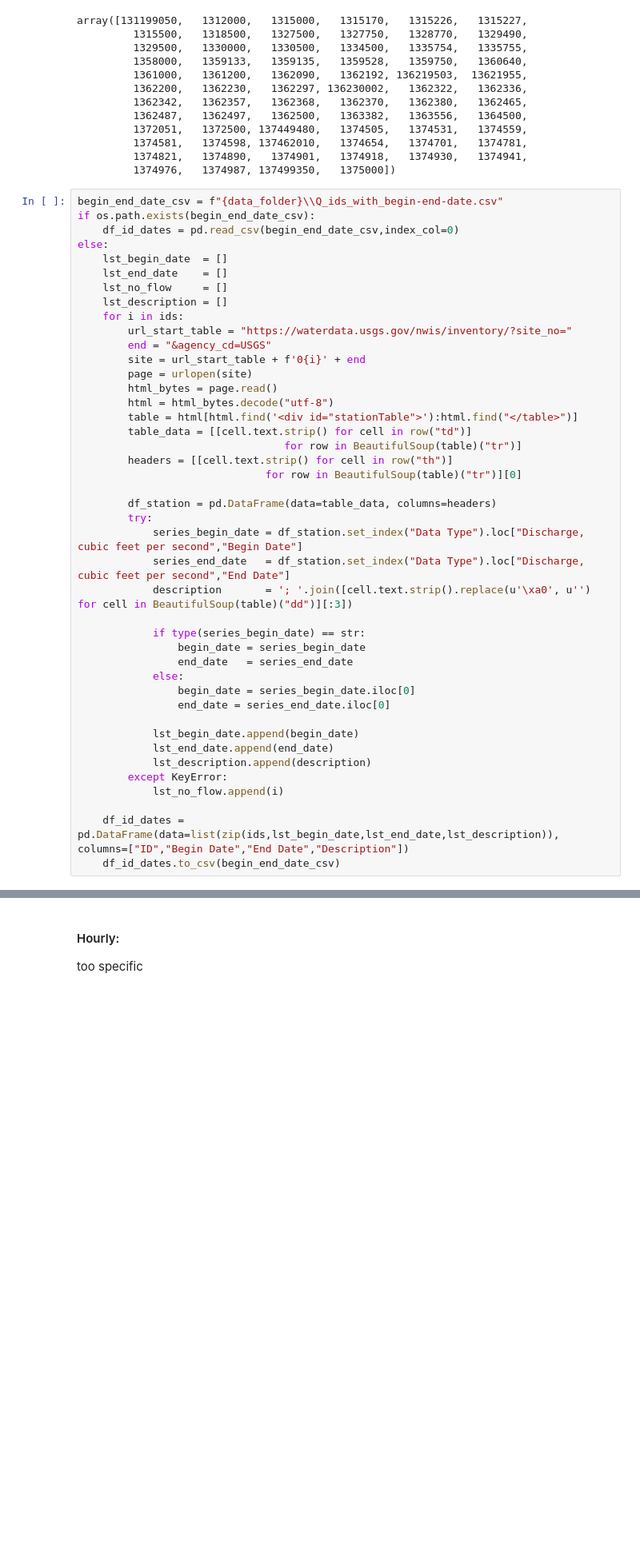
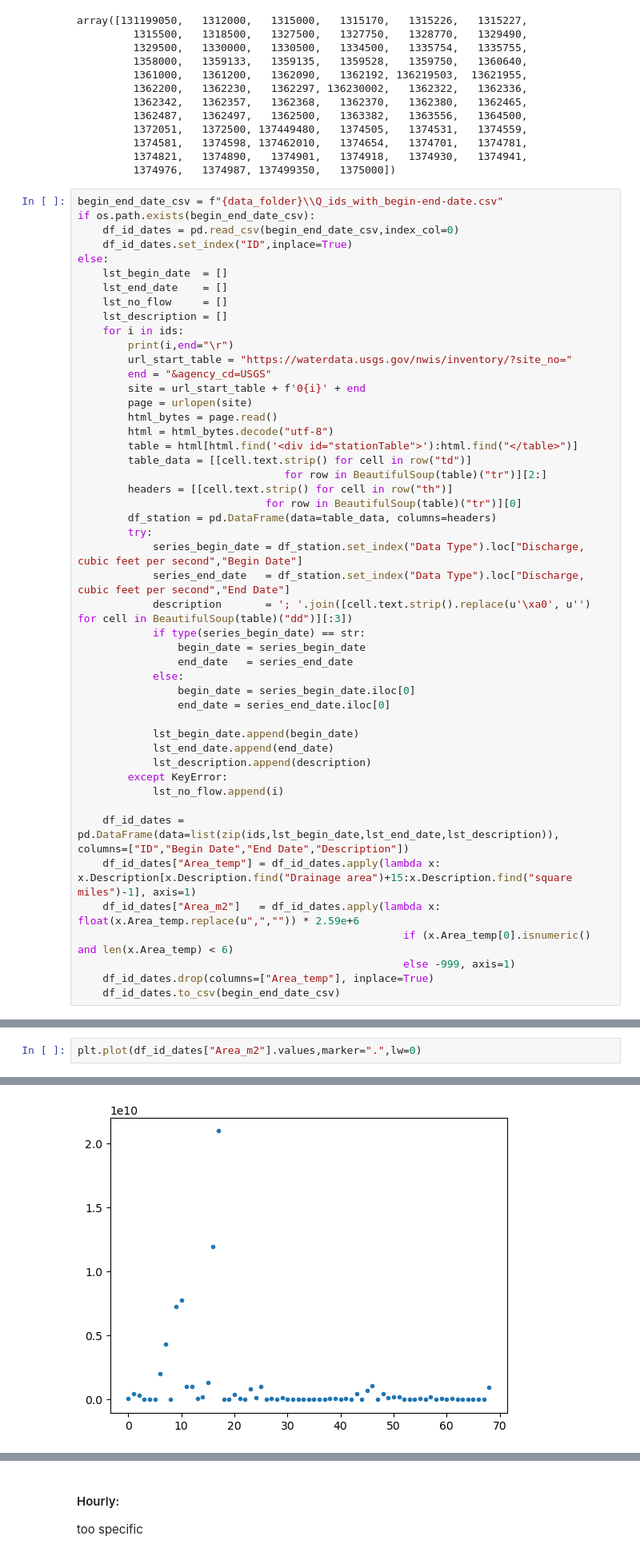
Before and after one commit to Daafip/ENVM1502-Catchment-model, a Jupyter notebook: Python files/Loading discharge data.ipynb, the cells around one changed output, grey strips where cells are left out. Shown at 80% size. Cells and saved outputs as stored; diff of their text form; blank space fills up the shorter version.

```diff
--- a/Python files/Loading discharge data.ipynb
+++ b/Python files/Loading discharge data.ipynb
@@ -53,12 +56,14 @@ array([131199050,   1312000,   1315000,   1315170,   1315226,   1315227,
 begin_end_date_csv = f"{data_folder}\\Q_ids_with_begin-end-date.csv"
 if os.path.exists(begin_end_date_csv):
     df_id_dates = pd.read_csv(begin_end_date_csv,index_col=0)
+    df_id_dates.set_index("ID",inplace=True)
 else:
     lst_begin_date  = []
     lst_end_date    = []
     lst_no_flow     = []
     lst_description = []
     for i in ids:
+        print(i,end="\r")
         url_start_table = "https://waterdata.usgs.gov/nwis/inventory/?site_no="
         end = "&agency_cd=USGS"
         site = url_start_table + f'0{i}' + end
@@ -67,16 +72,14 @@ else:
         html = html_bytes.decode("utf-8")
         table = html[html.find('<div id="stationTable">'):html.find("</table>")]
         table_data = [[cell.text.strip() for cell in row("td")]
-                                 for row in BeautifulSoup(table)("tr")]
+                                 for row in BeautifulSoup(table)("tr")][2:]
         headers = [[cell.text.strip() for cell in row("th")]
                               for row in BeautifulSoup(table)("tr")][0]
-
         df_station = pd.DataFrame(data=table_data, columns=headers)
         try:
             series_begin_date = df_station.set_index("Data Type").loc["Discharge, cubic feet per second","Begin Date"]
             series_end_date   = df_station.set_index("Data Type").loc["Discharge, cubic feet per second","End Date"]
             description       = '; '.join([cell.text.strip().replace(u'\xa0', u'') for cell in BeautifulSoup(table)("dd")][:3])
-
             if type(series_begin_date) == str:
                 begin_date = series_begin_date
                 end_date   = series_end_date
@@ -91,4 +94,9 @@ else:
             lst_no_flow.append(i)
 
     df_id_dates = pd.DataFrame(data=list(zip(ids,lst_begin_date,lst_end_date,lst_description)), columns=["ID","Begin Date","End Date","Description"])
+    df_id_dates["Area_temp"] = df_id_dates.apply(lambda x: x.Description[x.Description.find("Drainage area")+15:x.Description.find("square miles")-1], axis=1)
+    df_id_dates["Area_m2"]   = df_id_dates.apply(lambda x: float(x.Area_temp.replace(u",","")) * 2.59e+6
+                                                    if (x.Area_temp[0].isnumeric() and len(x.Area_temp) < 6)
+                                                    else -999, axis=1)
+    df_id_dates.drop(columns=["Area_temp"], inplace=True)
     df_id_dates.to_csv(begin_end_date_csv)
@@ -110,0 +107,3 @@ df_id_dates
+# %%
+plt.plot(df_id_dates["Area_m2"].values,marker=".",lw=0)
+# %% [output]
@@ -110,0 +111 @@ df_id_dates
+[figure, added]
```
Also changed, not shown: parts of 15 cells of this notebook, 8 other files.
